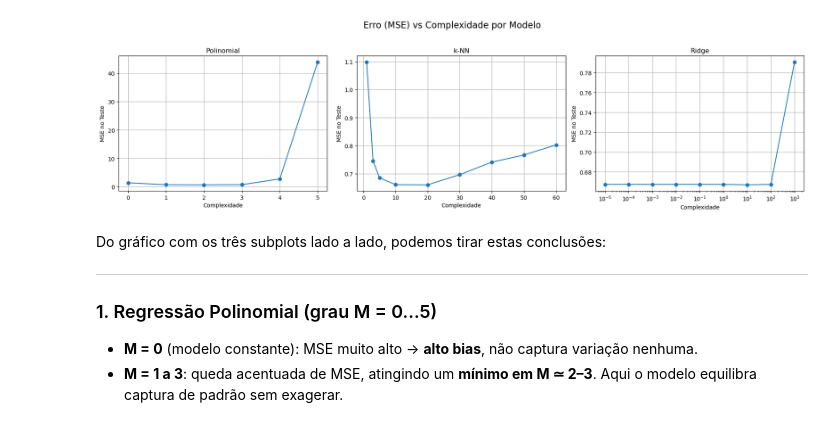
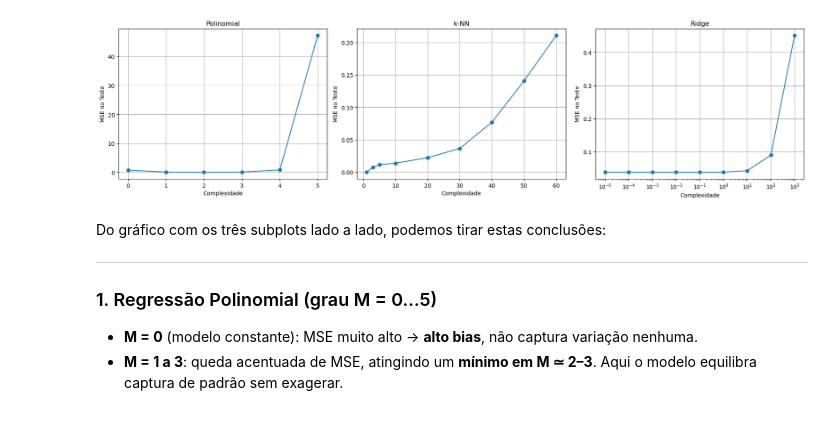
Before and after one commit to ra230537/portifolio-ia, a Jupyter notebook: Avaliação de crédito/questao_3_a.ipynb, the cells around one changed output. Drawn from its saved outputs; the diff is of its cells as text; code cells hidden in the pictures.

```diff
--- a/Avaliação de crédito/questao_3_a.ipynb
+++ b/Avaliação de crédito/questao_3_a.ipynb
@@ -11,13 +11,13 @@ from sklearn.linear_model import Ridge
 from sklearn.metrics import mean_squared_error
 # %%
 # 1) Carrega e reduz o dataset
-data = fetch_california_housing()
-X_full = data.data[:,[0,1,2]]      # só MedInc
-y_full = data.target
+data = load_iris()
+X = data.data   # só MedInc
+y = data.target
 # %%
-rnd = np.random.RandomState(42)
-idx = rnd.choice(len(X_full), size=2000, replace=False)
-X, y = X_full[idx], y_full[idx]
+# rnd = np.random.RandomState(42)
+# idx = rnd.choice(len(X_full), size=2000, replace=False)
+# X, y = X_full[idx], y_full[idx]
 # %%
 # 2. Divisão treino/teste
 X_train, X_test, y_train, y_test = train_test_split(
@@ -79,31 +60,31 @@ print(df_res)
 # %%
 # 1×3 subplots, compartilhando eixo Y mas mostrando label em cada um
 fig, axes = plt.subplots(1, 3, figsize=(18, 5))
 
 modelos = ['Polinomial', 'k-NN', 'Ridge']
 for ax, modelo in zip(axes, modelos):
     sub = df_res[df_res['Modelo'] == modelo]
 
     # Escala log no X apenas para Ridge
     if modelo == 'Ridge':
         ax.set_xscale('log')
 
     ax.plot(sub['Complexidade'], sub['MSE'], marker='o')
     ax.set_title(modelo)
     ax.set_xlabel('Complexidade')
 
     # *** Aqui definimos a label de Y em cada subplot ***
     ax.set_ylabel('MSE no Teste')
     # Garante que os ticks do Y apareçam
     ax.tick_params(axis='y', labelleft=True)
 
     ax.grid(True)
 
-fig.suptitle('Erro (MSE) vs Complexidade por Modelo', fontsize=16)
+# fig.suptitle('Erro (MSE) vs Complexidade do Modelo', fontsize=16)
 plt.tight_layout(rect=[0, 0, 1, 0.95])
 plt.show()
 # %% [output]
-[figure, old version]
+[figure, new version]
 # %% [markdown]
 Do gráfico com os três subplots lado a lado, podemos tirar estas conclusões:
 
```
Also changed, not shown: parts of 2 cells of this notebook, 18 other files.
